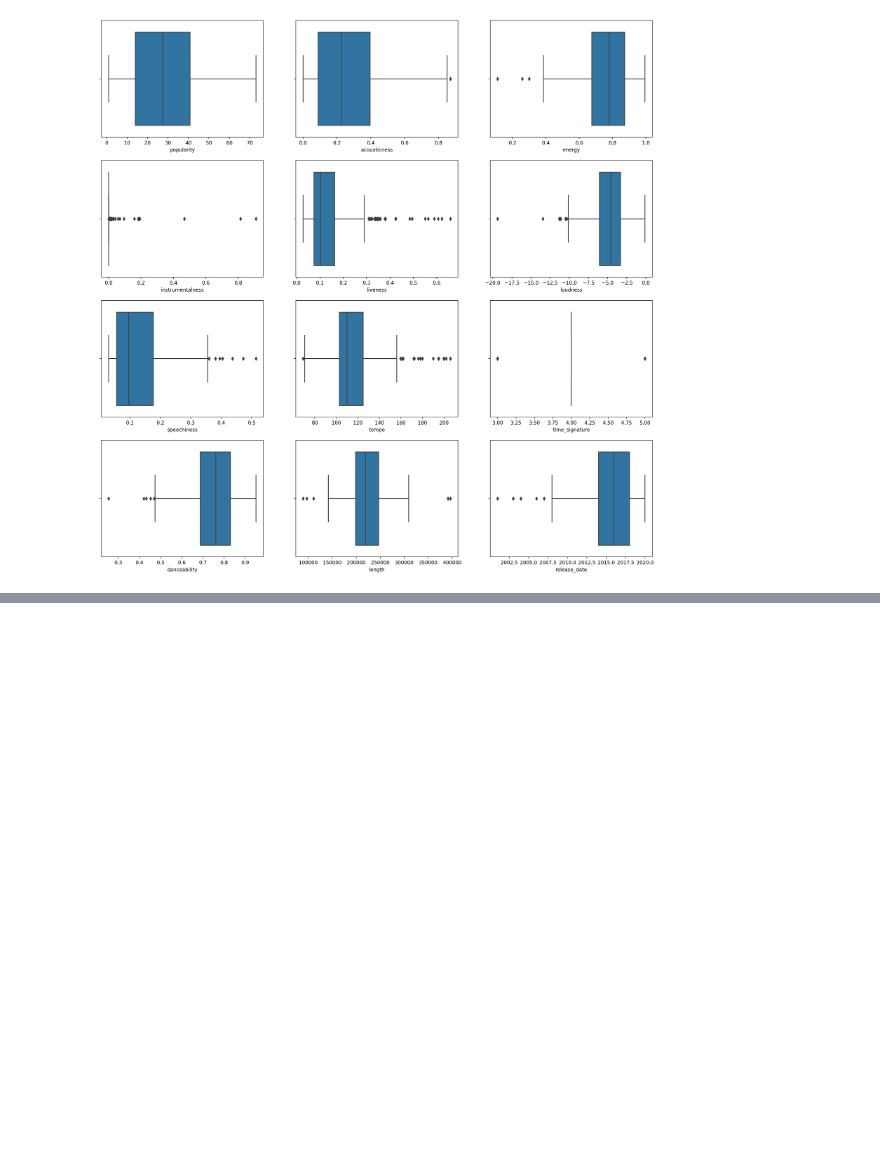
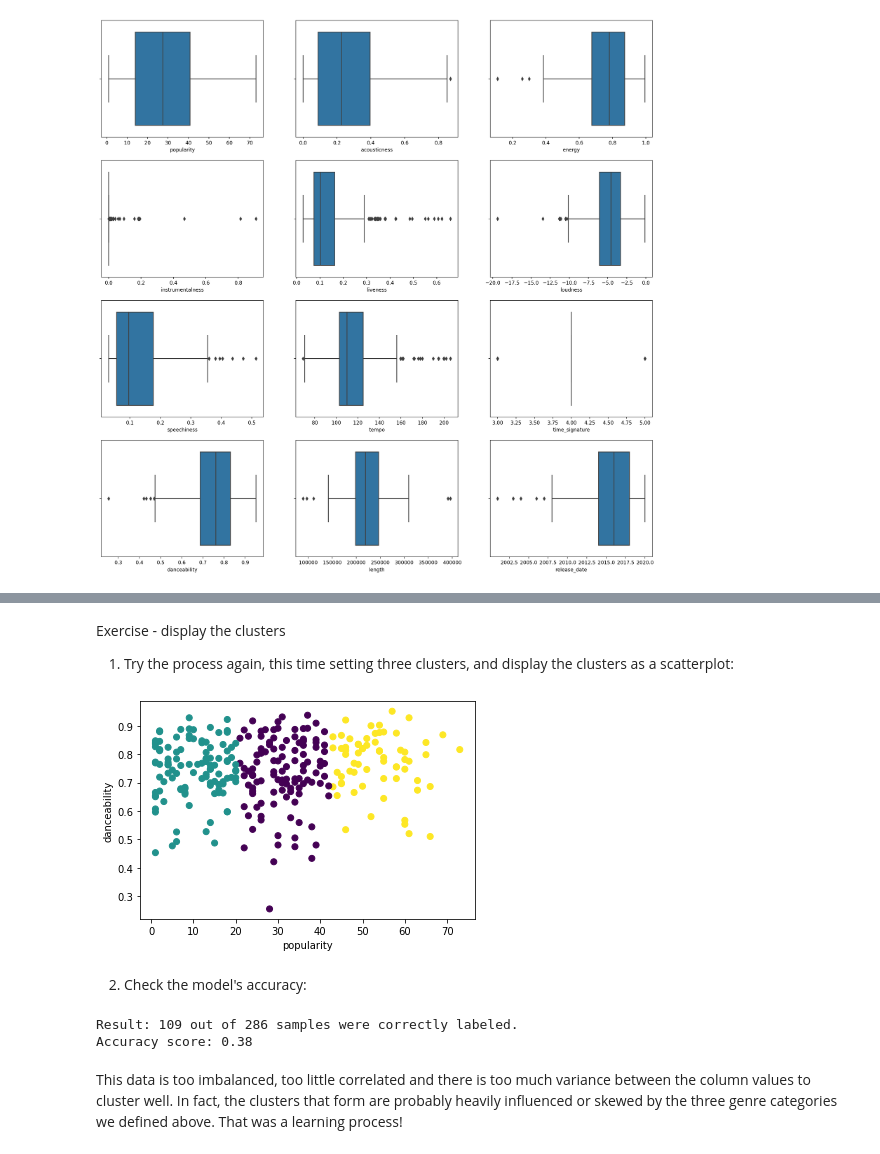
Before and after one commit to FatimaMuhammadAdam/ArewaDS-Machine-Learning-Assignments, a Jupyter notebook: week_6/K_means_practice.ipynb, the cells around one changed output, grey strips where cells are left out. Saved outputs shown, nothing was run; the diff lists cells and outputs as text; code cells hidden in the pictures; blank space fills up the shorter version.

```diff
--- a/week_6/K_means_practice.ipynb
+++ b/week_6/K_means_practice.ipynb
@@ -77,0 +161,30 @@ sns.boxplot(x = 'release_date', data = df)
+# %% [markdown]
+Exercise - display the clusters
+
+1. Try the process again, this time setting three clusters, and display the clusters as a scatterplot:
+# %%
+from sklearn.cluster import KMeans
+kmeans = KMeans(n_clusters = 3)
+kmeans.fit(X)
+labels = kmeans.predict(X)
+plt.scatter(df['popularity'],df['danceability'],c = labels)
+plt.xlabel('popularity')
+plt.ylabel('danceability')
+plt.show()
+# %% [output]
+[figure, added]
+# %% [markdown]
+2. Check the model's accuracy:
+# %%
+labels = kmeans.labels_
+
+correct_labels = sum(y == labels)
+
+print("Result: %d out of %d samples were correctly labeled." % (correct_labels, y.size))
+
+print('Accuracy score: {0:0.2f}'. format(correct_labels/float(y.size)))
+# %% [output]
+Result: 109 out of 286 samples were correctly labeled.
+Accuracy score: 0.38
+# %% [markdown]
+This data is too imbalanced, too little correlated and there is too much variance between the column values to cluster well. In fact, the clusters that form are probably heavily influenced or skewed by the three genre categories we defined above. That was a learning process!
```
Also changed, not shown: parts of 10 cells of this notebook, 1 other file.
